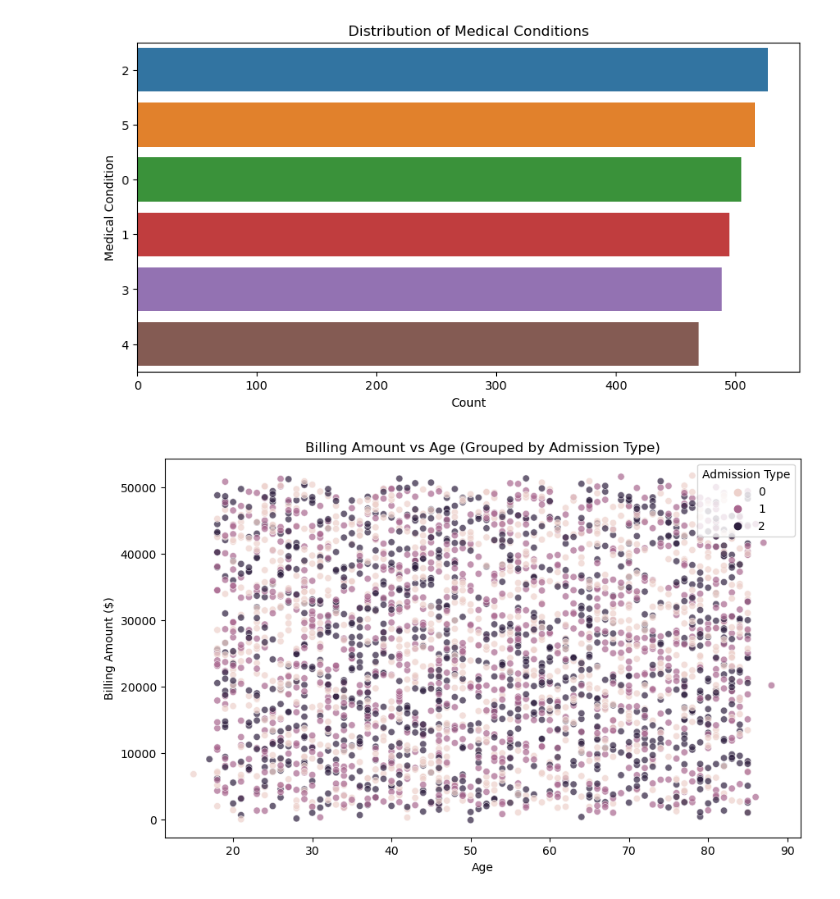
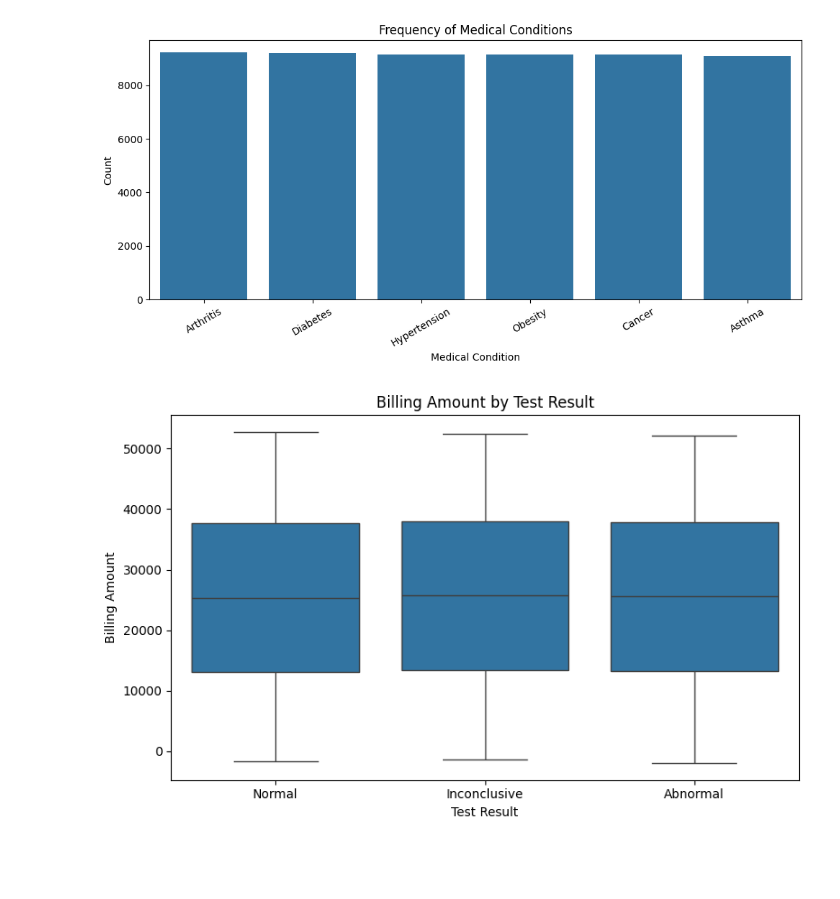
Before and after one commit to nandhini237/Data-Science-Project, a Jupyter notebook: Model_EDA.ipynb, the cells around one changed output. Cells and saved outputs as stored; diff of their text form; code cells hidden in the pictures; blank space fills up the shorter version.

```diff
--- a/Model_EDA.ipynb
+++ b/Model_EDA.ipynb
@@ -64,0 +3,10 @@ cleaned_data.head()
+# %%
+import pandas as pd
+import numpy as np
+import matplotlib.pyplot as plt
+import seaborn as sns
+
+# Step 1: Load the dataset
+df = pd.read_csv("Healthcare_dataset.csv")
+
+df.head()
@@ -64,0 +50,14 @@ cleaned_data.head()
+# %%
+# Step 4: Check data types and unique value counts
+print("\nData types:\n", df.dtypes)
+print("\nUnique values in each column:")
+for col in df.columns:
+    print(f"{col}: {df[col].nunique()} unique values")
+
+# Step 5: Clean text columns (capitalize and strip spaces)
+text_columns = ['Gender', 'Blood Type', 'Medical Condition', 'Insurance Provider', 'Admission Type', 'Test Results']
+for col in text_columns:
+    df[col] = df[col].str.strip().str.title()
+
+# Step 6: Descriptive statistics for numerical columns
+print("\nDescriptive statistics:\n", df.describe())
@@ -96,28 +161,23 @@ plot_admission_type_distribution(cleaned_data)
 # %%
-def plot_medical_condition_distribution(data):
-    """Plots the distribution of medical conditions."""
-    plt.figure(figsize=(10, 5))
-    sns.countplot(y=data['Medical Condition'], order=data['Medical Condition'].value_counts().index)
-    plt.title("Distribution of Medical Conditions")
-    plt.xlabel("Count")
-    plt.ylabel("Medical Condition")
-    plt.show()
-
-# Execute Medical Condition Distribution Plot
-plot_medical_condition_distribution(cleaned_data)
+# 4. Medical Condition Frequency
+plt.figure(figsize=(10, 5))
+sns.countplot(data=df, x='Medical Condition', order=df['Medical Condition'].value_counts().index)
+plt.title("Frequency of Medical Conditions")
+plt.xlabel("Medical Condition")
+plt.ylabel("Count")
+plt.xticks(rotation=30)
+plt.tight_layout()
+plt.show()
 # %% [output]
-[figure, old version]
+[figure, new version]
 # %%
-def plot_billing_vs_age(data):
-    """Plots Billing Amount vs Age, grouped by Admission Type."""
-    plt.figure(figsize=(10, 6))
-    sns.scatterplot(x=data['Age'], y=data['Billing Amount'], hue=data['Admission Type'], alpha=0.7)
-    plt.title("Billing Amount vs Age (Grouped by Admission Type)")
-    plt.xlabel("Age")
-    plt.ylabel("Billing Amount ($)")
-    plt.show()
-
-# Execute Billing Amount vs Age Plot
-plot_billing_vs_age(cleaned_data)
+# 5. Boxplot of Billing Amount grouped by Test Result
+plt.figure(figsize=(8, 5))
+sns.boxplot(data=df, x='Test Results', y='Billing Amount')
+plt.title("Billing Amount by Test Result")
+plt.xlabel("Test Result")
+plt.ylabel("Billing Amount")
+plt.tight_layout()
+plt.show()
 # %% [output]
-[figure, old version]
+[figure, new version]
```
Also changed, not shown: parts of 26 cells of this notebook.
